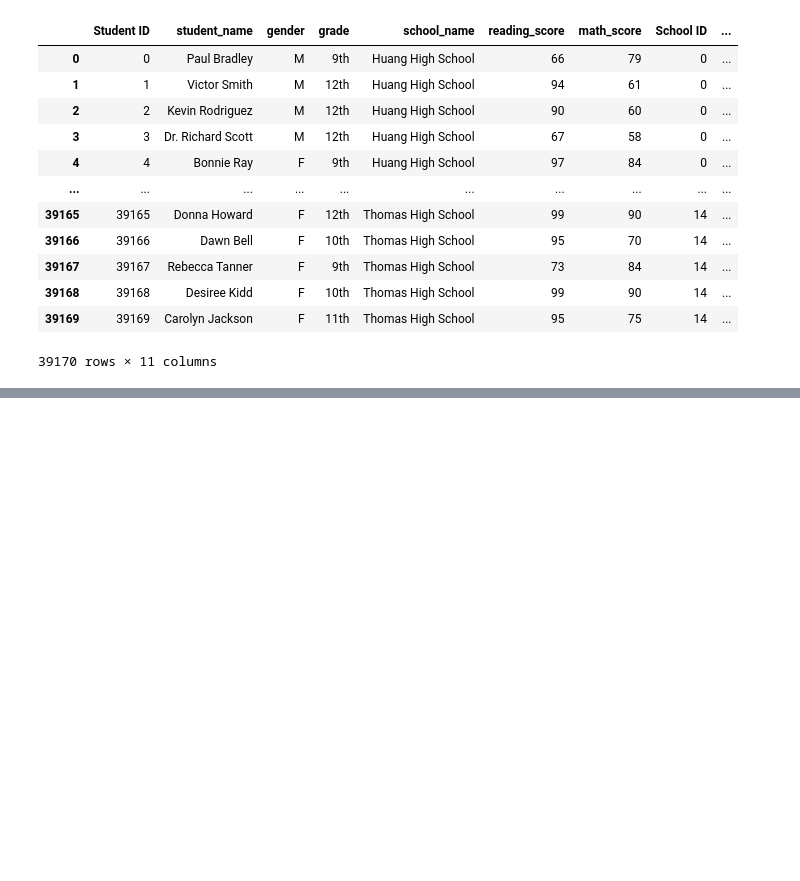
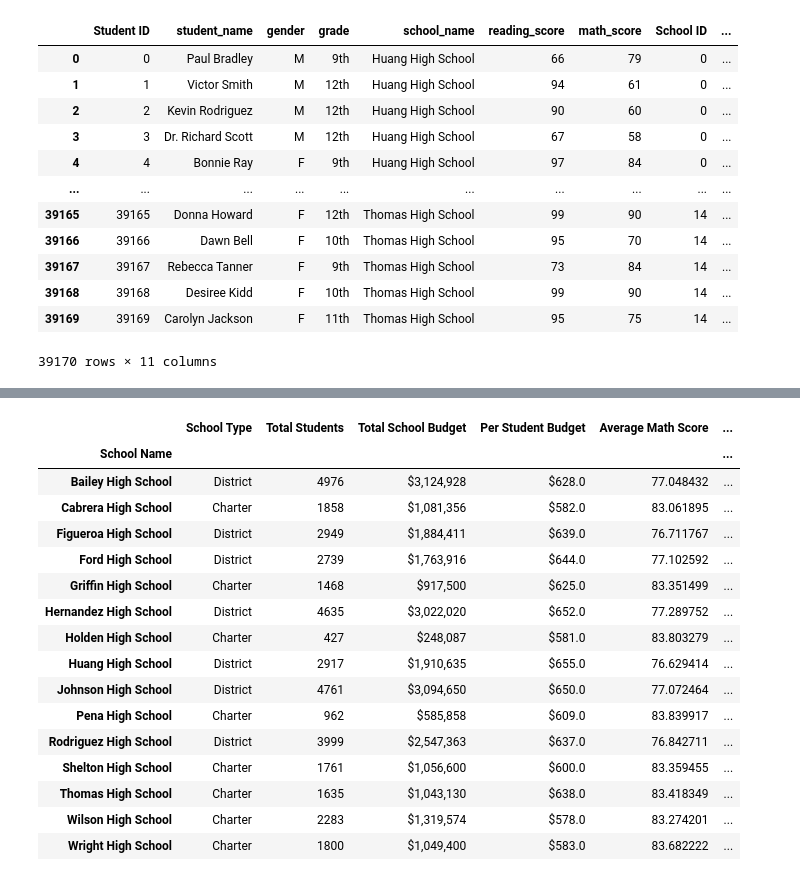
Before and after one commit to FaresKazemi/pandas-challenge, a Jupyter notebook: PyCitySchools/School.ipynb, the cells around one changed output, grey strips where cells are left out. Drawn from its saved outputs; the diff is of its cells as text; code cells hidden in the pictures; blank space fills up the shorter version.

```diff
--- a/PyCitySchools/School.ipynb
+++ b/PyCitySchools/School.ipynb
@@ -32,0 +87,79 @@ school_data_merged
+# %%
+# School Names (Grouping by School Names, School names become index of the dataframe)
+schools_grouped = school_data_merged.groupby(['school_name'])
+
+# School Types (Use df.first() to pick up data that is found first)
+school_types = schools_grouped['type'].first()
+
+# Total Students (Use df.count() to count # of students per school in grouped dataframe)
+total_std = schools_grouped['student_name'].count()
+
+# Total School Budget
+school_budget = schools_grouped['budget'].first()
+
+# Per Student Budget
+per_std_bg = school_budget / total_std
+
+# Average Math Score (Use df.mean() to find an average of numeric data)
+avg_math_school = schools_grouped['math_score'].mean()
+
+# Average Reading Score
+avg_reading_school = schools_grouped['reading_score'].mean()
+
+# % Passing Math (Use condition to filter only needed data rows)
+math_pass_df = school_data_merged[school_data_merged['math_score'] >= 70]
+math_pass_gp = math_pass_df.groupby(['school_name'])
+percent_pass_math = math_pass_gp['math_score'].count() / total_std *100
+
+# % Passing Reading
+reading_pass_df = school_data_merged[school_data_merged['reading_score'] >= 70]
+reading_pass_gp = reading_pass_df.groupby(['school_name'])
+percent_pass_reading = reading_pass_gp['reading_score'].count() / total_std *100
+
+# % Overall Passing (The percentage of students that passed math and reading.)
+overall_pass_df = school_data_merged[(school_data_merged['math_score'] >= 70) & (school_data_merged['reading_score'] >= 70)]
+overall_pass_gp = overall_pass_df.groupby(['school_name'])
+percent_pass_overall = overall_pass_gp['student_name'].count() / total_std *100
+
+# Create a dictionary to hold the above results
+schools_summary_dict = {
+    'School Type': school_types,
+    'Total Students' : total_std,
+    'Total School Budget': school_budget,
+    'Per Student Budget': per_std_bg,
+    'Average Math Score': avg_math_school,
+    'Average Reading Score': avg_reading_school,
+    '% Passing Math': percent_pass_math,
+    '% Passing Reading': percent_pass_reading,
+    '% Overall Passing': percent_pass_overall
+}
+
+# Create a dataframe to hold a dictionary
+city_schools_summary_df = pd.DataFrame(schools_summary_dict)
+
+# Give the displayed data cleaner formatting
+schools_summary_df = city_schools_summary_df.copy()
+schools_summary_df.index.name = 'School Name'
+schools_summary_df['Total School Budget'] = schools_summary_df['Total School Budget'].map('${:,}'.format)
+schools_summary_df['Per Student Budget'] = schools_summary_df['Per Student Budget'].map('${:,}'.format)
+
+# Present the data
+schools_summary_df
+# %% [output]
+|  | School Type | Total Students | Total School Budget | Per Student Budget | Average Math Score | ... |
+| School Name |  |  |  |  |  | ... |
+| Bailey High School | District | 4976 | $3,124,928 | $628.0 | 77.048432 | ... |
+| Cabrera High School | Charter | 1858 | $1,081,356 | $582.0 | 83.061895 | ... |
+| Figueroa High School | District | 2949 | $1,884,411 | $639.0 | 76.711767 | ... |
+| Ford High School | District | 2739 | $1,763,916 | $644.0 | 77.102592 | ... |
+| Griffin High School | Charter | 1468 | $917,500 | $625.0 | 83.351499 | ... |
+| Hernandez High School | District | 4635 | $3,022,020 | $652.0 | 77.289752 | ... |
+| Holden High School | Charter | 427 | $248,087 | $581.0 | 83.803279 | ... |
+| Huang High School | District | 2917 | $1,910,635 | $655.0 | 76.629414 | ... |
+| Johnson High School | District | 4761 | $3,094,650 | $650.0 | 77.072464 | ... |
+| Pena High School | Charter | 962 | $585,858 | $609.0 | 83.839917 | ... |
+| Rodriguez High School | District | 3999 | $2,547,363 | $637.0 | 76.842711 | ... |
+| Shelton High School | Charter | 1761 | $1,056,600 | $600.0 | 83.359455 | ... |
+| Thomas High School | Charter | 1635 | $1,043,130 | $638.0 | 83.418349 | ... |
+| Wilson High School | Charter | 2283 | $1,319,574 | $578.0 | 83.274201 | ... |
+| Wright High School | Charter | 1800 | $1,049,400 | $583.0 | 83.682222 | ... |
```
Also changed, not shown: parts of 17 cells of this notebook.
